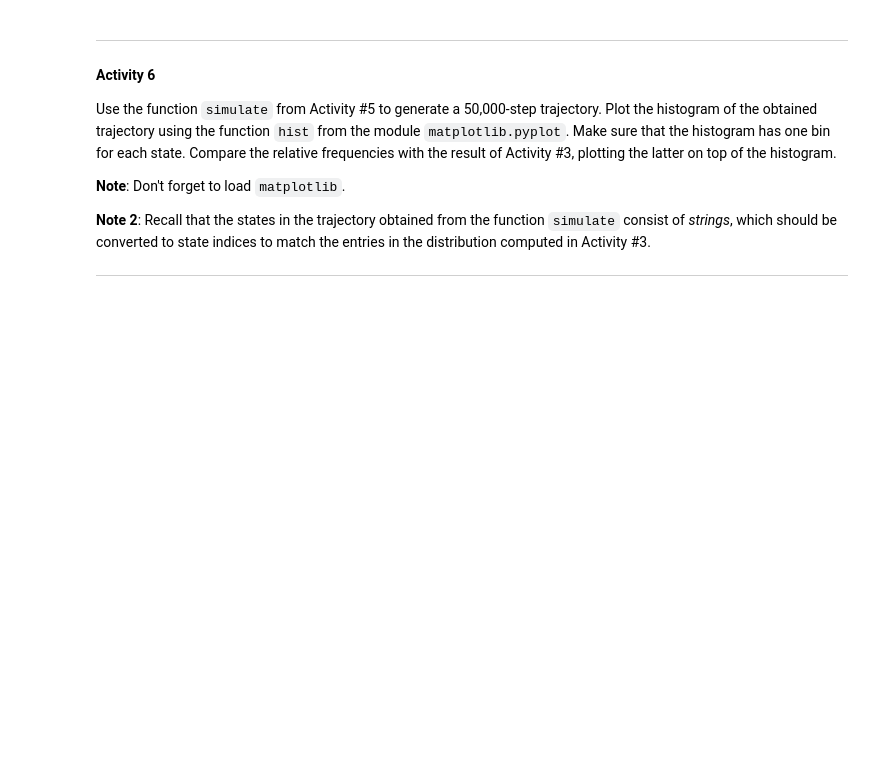
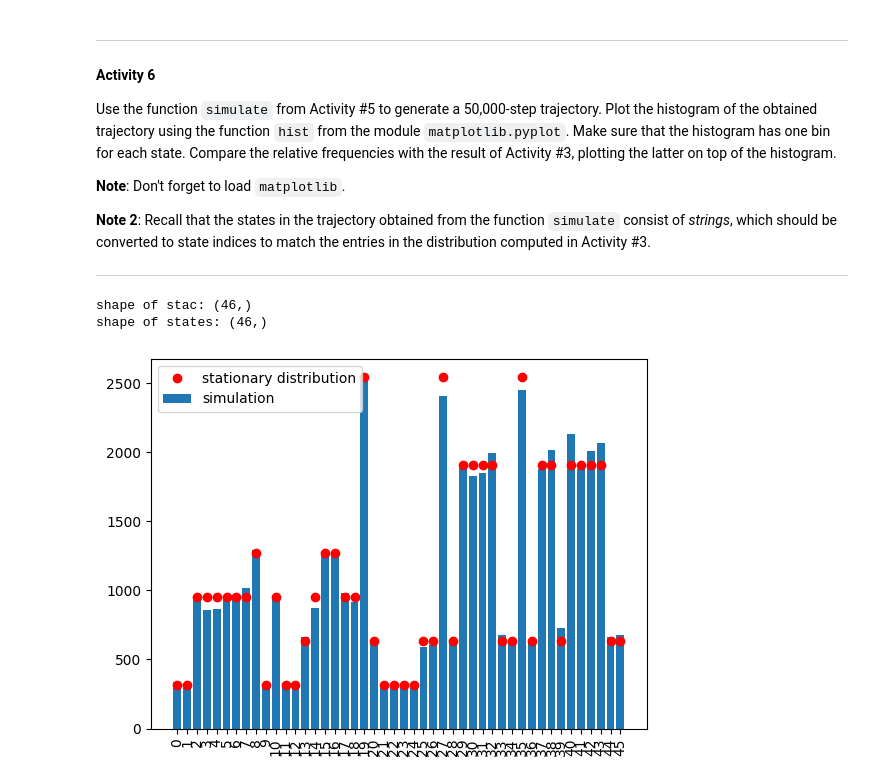
Before and after one commit to MatejRojec/Planning-Learning-and-Intelligent-Decision-Making, a Jupyter notebook: Lab1/lab-1.ipynb, the cells around one changed output. Drawn from its saved outputs; the diff is of its cells as text; code cells hidden in the pictures; blank space fills up the shorter version.

```diff
--- a/Lab1/lab-1.ipynb
+++ b/Lab1/lab-1.ipynb
@@ -356,15 +353,24 @@ Use the function `simulate` from Activity #5 to generate a 50,000-step trajector
 # %%
 import matplotlib.pyplot as plt
 
 traj = np.array(simulate(M, u, 50000))
 
+traj = traj.astype(int)
+
 states, count = np.unique(traj, return_counts=True)
 
 predicted = np.round(u_star * 50000, 0).astype(int)
 
-plt.bar(range(p.shape[1]), count, align='center', label='simulation')
-plt.xticks(range(p.shape[1]), states, rotation=90)
-stac = [[u_star[i] * 10000] for i in range(len(u_star))]
+plt.bar(range(M[1].shape[1]), count, align='center', label='simulation')
+plt.xticks(range(M[1].shape[1]), states, rotation=90)
+stac = [[u_star[i] * 50000] for i in range(len(u_star))]
+stac = np.array(stac).reshape(states.shape)
+print(f"shape of stac: {stac.shape}")
+print(f"shape of states: {states.shape}")
 plt.plot(states, stac, 'ro', label='stationary distribution')
-plt.legend(loc='upper center')
+plt.legend(loc='upper left')
 plt.show()
+# %% [output]
+shape of stac: (46,)
+shape of states: (46,)
+[figure, added]
```
Also changed, not shown: parts of 2 cells of this notebook, 1 other file.
